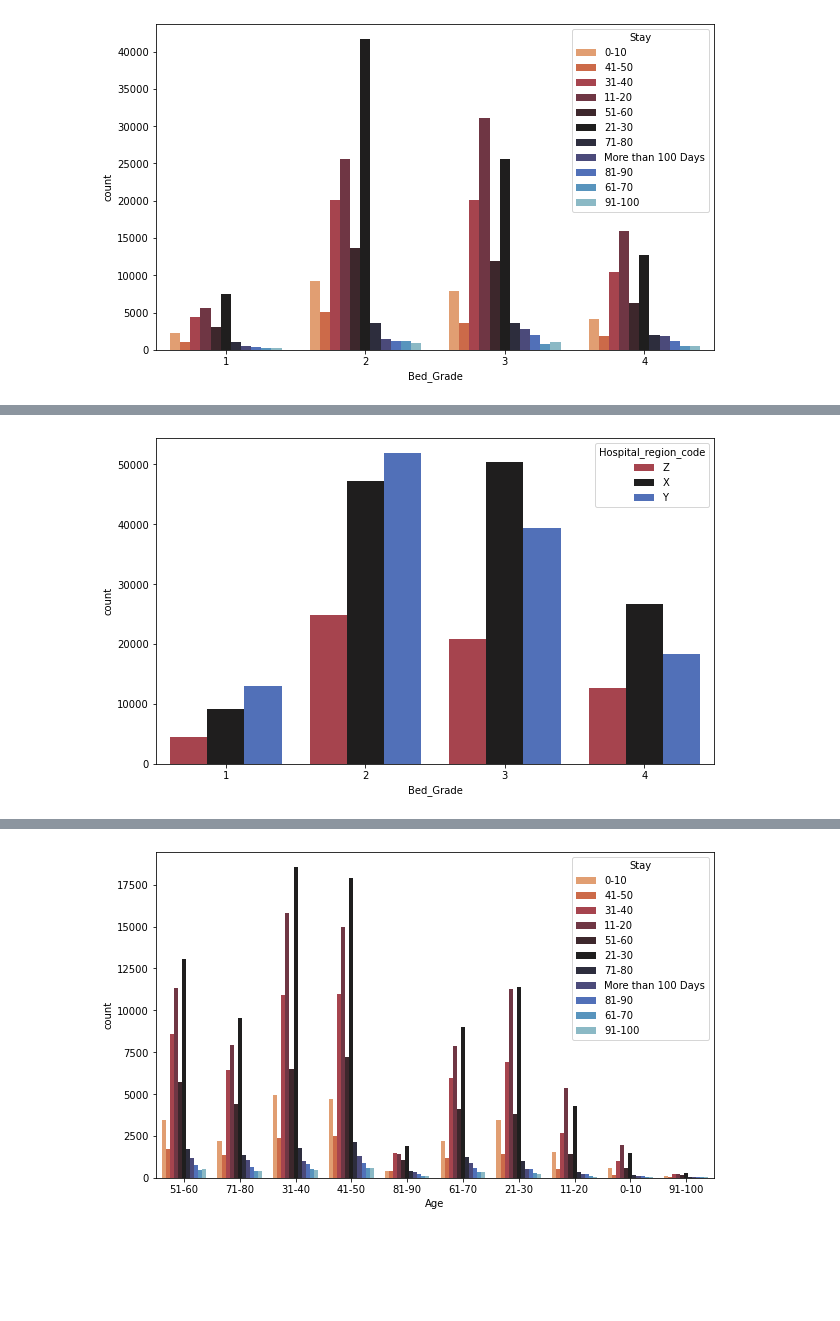
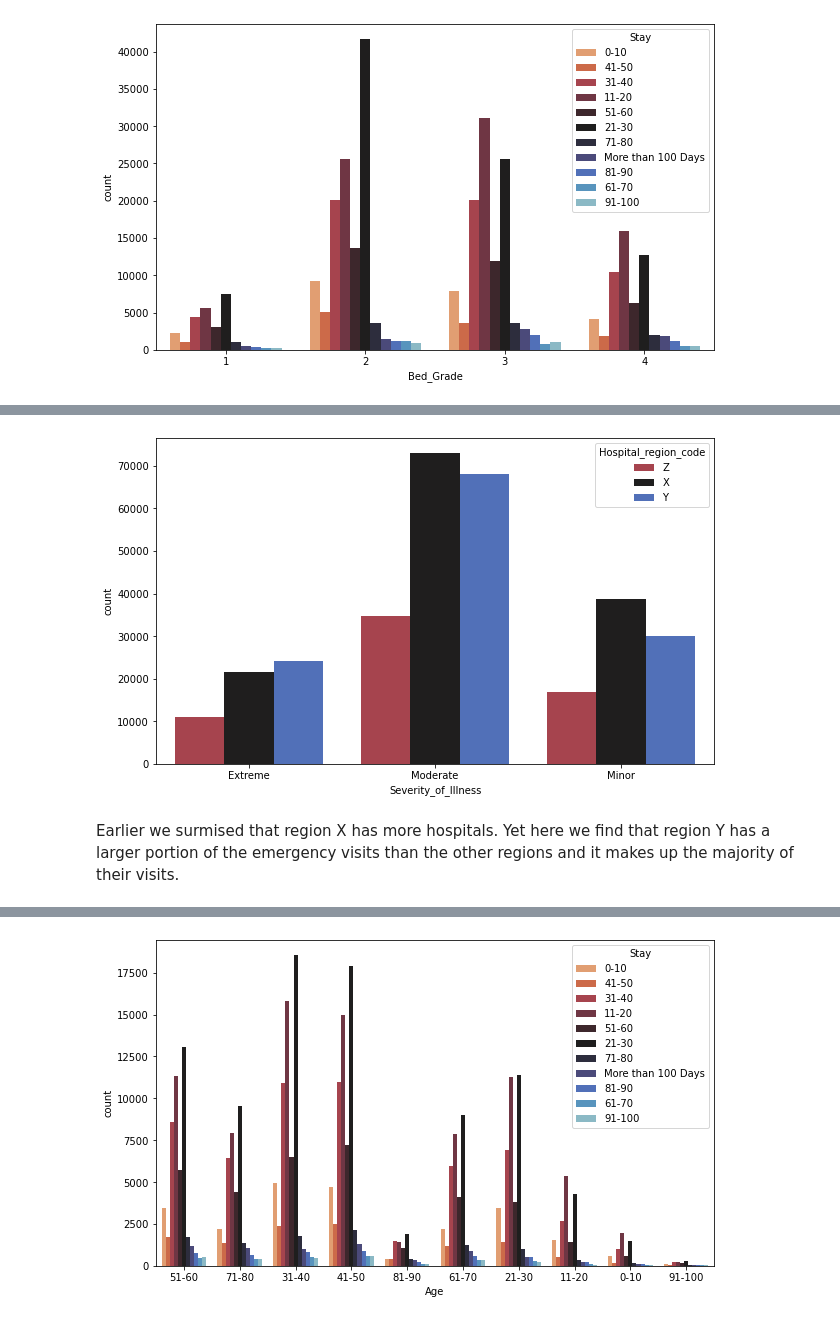
Before and after one commit to HopeFrost/hospital_stay_classifcation, a Jupyter notebook: 1_cleaning_and_EDA.ipynb, the cells around one changed output, grey strips where cells are left out. Drawn from its saved outputs; the diff is of its cells as text; code cells hidden in the pictures; blank space fills up the shorter version.

```diff
--- a/1_cleaning_and_EDA.ipynb
+++ b/1_cleaning_and_EDA.ipynb
@@ -362,4 +388,6 @@ countplot('Bed_Grade', hue= 'Stay')
 # %%
-countplot('Bed_Grade', hue= 'Hospital_region_code')
+countplot('Severity_of_Illness', hue='Hospital_region_code')
 # %% [output]
-[figure, old version]
+[figure, new version]
+# %% [markdown]
+Earlier we surmised that region X has more hospitals. Yet here we find that region Y has a larger portion of the emergency visits than the other regions and it makes up the majority of their visits.
```
Also changed, not shown: parts of 46 cells of this notebook.
